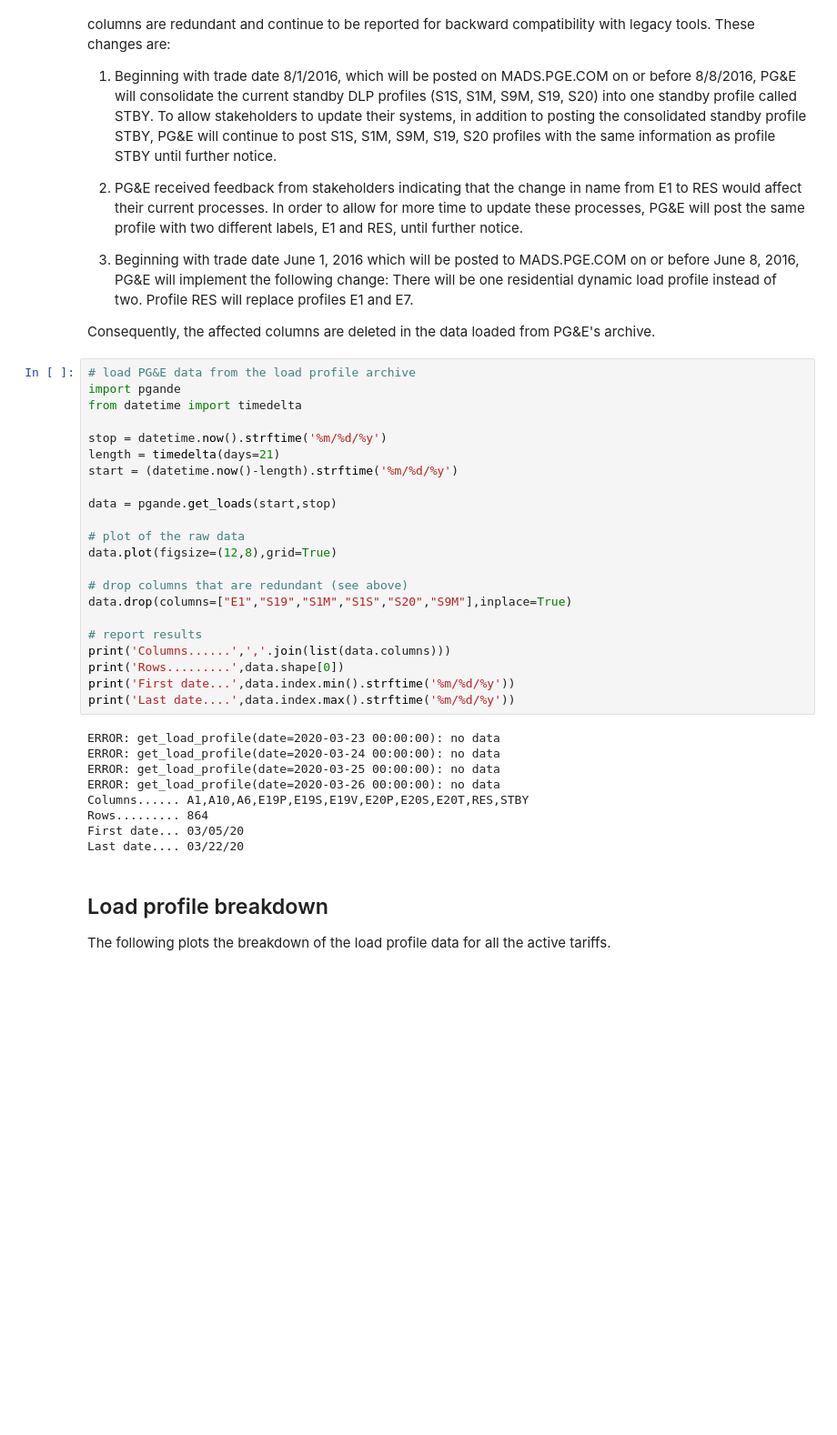
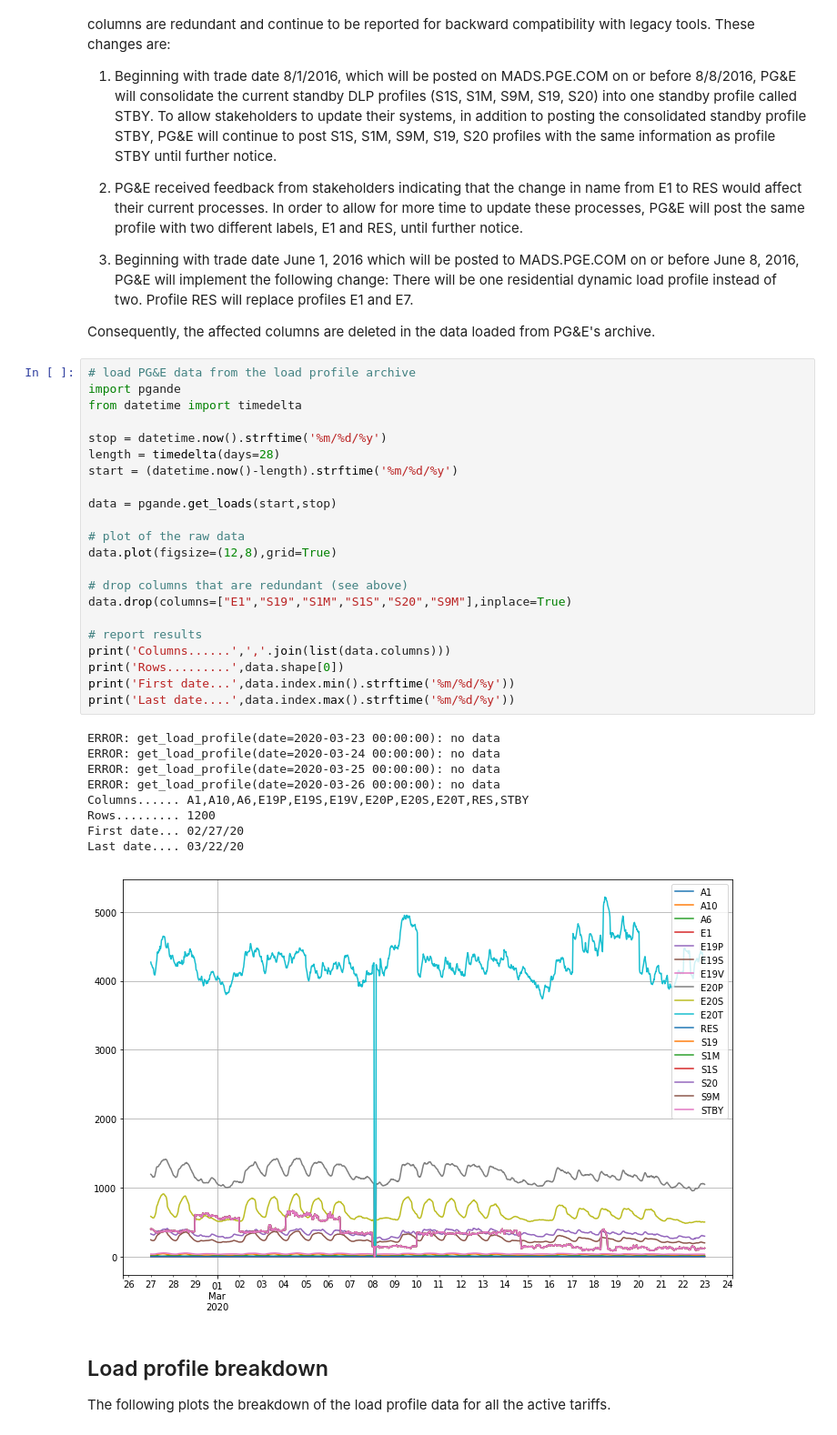
Before and after one commit to slacgismo/load_composition_analysis, a Jupyter notebook: data/PG&E Load Profile.ipynb, the cells around one changed output. Shown: that part at 91% size. Drawn from its saved outputs; the diff is of its cells as text; blank space fills up the shorter version.

```diff
--- a/data/PG&E Load Profile.ipynb
+++ b/data/PG&E Load Profile.ipynb
@@ -27,34 +27,35 @@ Consequently, the affected columns are deleted in the data loaded from PG&E's ar
 # %%
 # load PG&E data from the load profile archive
 import pgande
 from datetime import timedelta
 
 stop = datetime.now().strftime('%m/%d/%y')
-length = timedelta(days=21)
+length = timedelta(days=28)
 start = (datetime.now()-length).strftime('%m/%d/%y')
 
 data = pgande.get_loads(start,stop)
 
 # plot of the raw data
 data.plot(figsize=(12,8),grid=True)
 
 # drop columns that are redundant (see above)
 data.drop(columns=["E1","S19","S1M","S1S","S20","S9M"],inplace=True)
 
 # report results
 print('Columns......',','.join(list(data.columns)))
 print('Rows.........',data.shape[0])
 print('First date...',data.index.min().strftime('%m/%d/%y'))
 print('Last date....',data.index.max().strftime('%m/%d/%y'))
 # %% [output]
 ERROR: get_load_profile(date=2020-03-23 00:00:00): no data
 ERROR: get_load_profile(date=2020-03-24 00:00:00): no data
 ERROR: get_load_profile(date=2020-03-25 00:00:00): no data
 ERROR: get_load_profile(date=2020-03-26 00:00:00): no data
 Columns...... A1,A10,A6,E19P,E19S,E19V,E20P,E20S,E20T,RES,STBY
-Rows......... 864
-First date... 03/05/20
+Rows......... 1200
+First date... 02/27/20
 Last date.... 03/22/20
+[figure, added]
 # %% [markdown]
 ## Load profile breakdown
 
```
Also changed, not shown: parts of 2 cells of this notebook.
